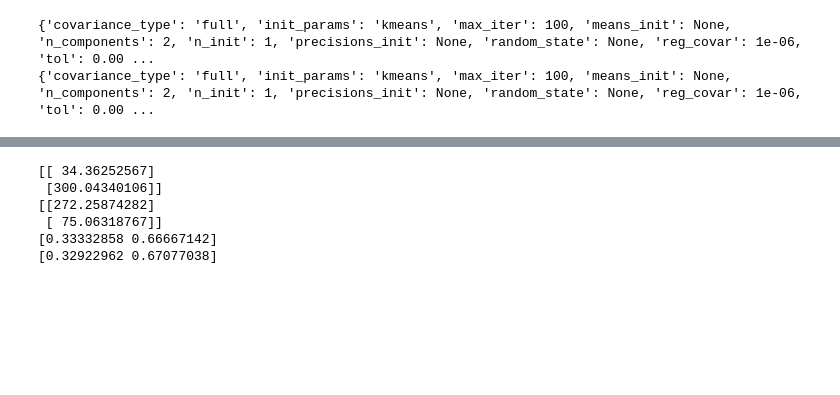
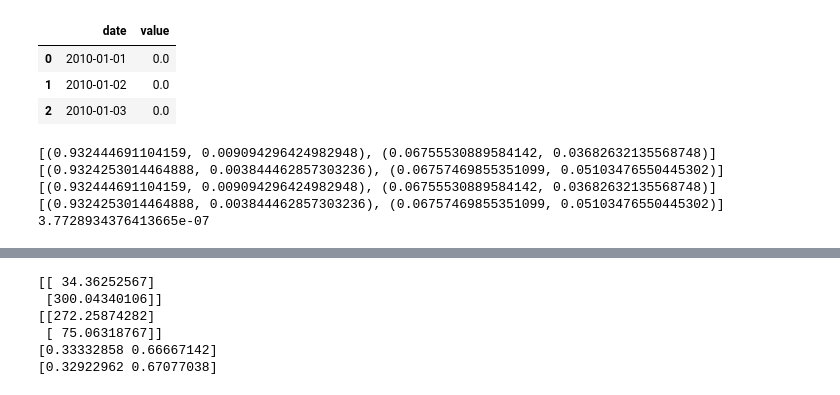
Before and after one commit to algoasylum/SatelliteImageAnalysis, a Jupyter notebook: GMM/GMM_additivemetric.ipynb, the cells around one changed output, grey strips where cells are left out. Drawn from its saved outputs; the diff is of its cells as text; code cells hidden in the pictures; blank space fills up the shorter version.

```diff
--- a/GMM/GMM_additivemetric.ipynb
+++ b/GMM/GMM_additivemetric.ipynb
@@ -26,0 +14,10 @@ sns.distplot(q2,bins=100)
+# %%
+df = pd.read_csv('preci_alt.csv')
+df.columns = ['date','value']
+df.date = pd.to_datetime(df.date,format='%b %d, %Y')
+df.head(3)
+# %% [output]
+|  | date | value |
+| 0 | 2010-01-01 | 0.0 |
+| 1 | 2010-01-02 | 0.0 |
+| 2 | 2010-01-03 | 0.0 |
@@ -60,6 +120,13 @@ for cv_type in cv_types:
-# %%
-print(best_gmmq1.get_params())
-print(best_gmmq1.get_params())
-# %% [output]
-{'covariance_type': 'full', 'init_params': 'kmeans', 'max_iter': 100, 'means_init': None, 'n_components': 2, 'n_init': 1, 'precisions_init': None, 'random_state': None, 'reg_covar': 1e-06, 'tol': 0.00 ...
-{'covariance_type': 'full', 'init_params': 'kmeans', 'max_iter': 100, 'means_init': None, 'n_components': 2, 'n_init': 1, 'precisions_init': None, 'random_state': None, 'reg_covar': 1e-06, 'tol': 0.00 ...
+# %%
+df19j = df19[df19.date.dt.month == 7]
+df19f = df19[df19.date.dt.month == 6]
+qw,we,r= gmm2k(df19j.value,df19f.value)
+print(qw)
+print(we)
+print(r)
+# %% [output]
+[(0.932444691104159, 0.009094296424982948), (0.06755530889584142, 0.03682632135568748)]
+[(0.9324253014464888, 0.003844462857303236), (0.06757469855351099, 0.05103476550445302)]
+[(0.932444691104159, 0.009094296424982948), (0.06755530889584142, 0.03682632135568748)]
+[(0.9324253014464888, 0.003844462857303236), (0.06757469855351099, 0.05103476550445302)]
+3.7728934376413665e-07
```
Also changed, not shown: parts of 5 cells of this notebook, 7 other files.
